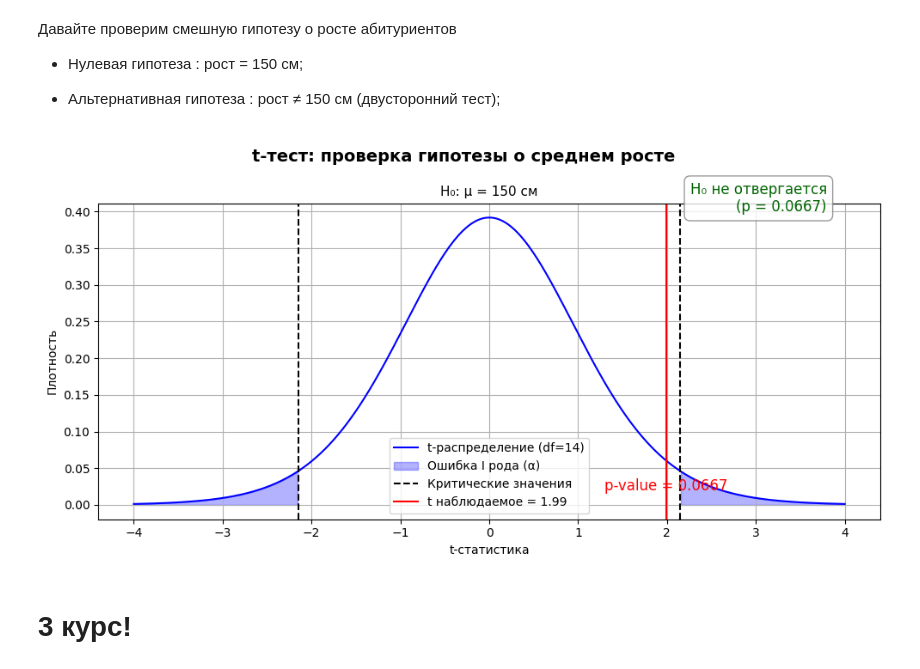
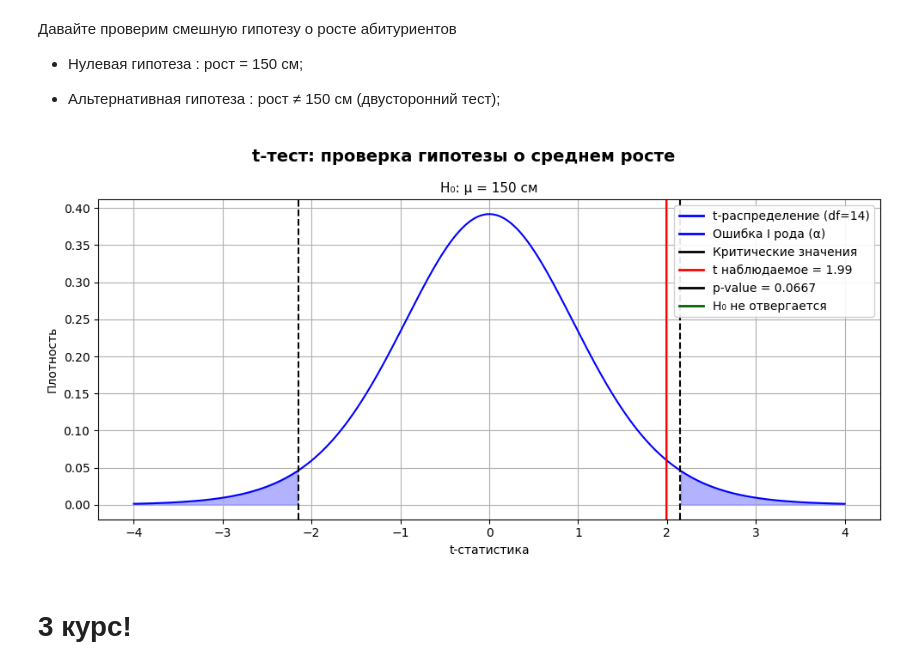
Before and after one commit to goffkiril/vsn_DOD_3_course_history, a Jupyter notebook: history_vsn.ipynb, the cells around one changed output. Cells and saved outputs as stored; diff of their text form; code cells hidden in the pictures.

```diff
--- a/history_vsn.ipynb
+++ b/history_vsn.ipynb
@@ -730,46 +730,50 @@ sample_std = np.std(sample, ddof=1)
 df = n - 1
 
 t_stat, p_value = ttest_1samp(sample, mu_0)
 reject = p_value < alpha
 decision = "H₀ отвергается" if reject else "H₀ не отвергается"
 decision_color = "crimson" if reject else "darkgreen"
 
 t_crit = t.ppf(1 - alpha/2, df)
 x = np.linspace(-4, 4, 500)
 y = t.pdf(x, df)
 
 plt.figure(figsize=(10, 5))
 plt.plot(x, y, label=f"t-распределение (df={df})", color='blue')
 
 x_alpha_left = x[x < -t_crit]
 x_alpha_right = x[x > t_crit]
 plt.fill_between(x_alpha_left, 0, t.pdf(x_alpha_left, df), color='blue', alpha=0.3)
-plt.fill_between(x_alpha_right, 0, t.pdf(x_alpha_right, df), color='blue', alpha=0.3, label="Ошибка I рода (α)")
+plt.fill_between(x_alpha_right, 0, t.pdf(x_alpha_right, df), color='blue', alpha=0.3)
 
-
-plt.axvline(-t_crit, color='black', linestyle='--', label='Критические значения')
-plt.axvline(t_crit, color='black', linestyle='--')
+plt.axvline(-t_crit, color='black', linestyle='--')
+plt.axvline(t_crit, color='black', linestyle='--', label='Критические значения')
 
 plt.axvline(t_stat, color='red', linestyle='-', label=f"t наблюдаемое = {t_stat:.2f}")
-plt.text(t_stat, 0.02, f"p-value = {p_value:.4f}", color='red', ha='center', fontsize=12)
-
 
 plt.suptitle("t-тест: проверка гипотезы о среднем росте", fontsize=14, fontweight='bold')
 plt.title(f"H₀: μ = 150 см", fontsize=11)
 
-
-plt.text(3.8, 0.4, f"{decision}\n(p = {p_value:.4f})",
-         horizontalalignment='right', fontsize=12, color=decision_color,
-         bbox=dict(boxstyle="round,pad=0.4", facecolor='white', edgecolor='gray', alpha=0.8))
-
 plt.xlabel("t-статистика")
 plt.ylabel("Плотность")
-plt.legend()
+
+legend_labels = [
+    f"t-распределение (df={df})",
+    "Ошибка I рода (α)",
+    "Критические значения",
+    f"t наблюдаемое = {t_stat:.2f}",
+    f"p-value = {p_value:.4f}",
+    decision
+]
+legend_colors = ['blue', 'blue', 'black', 'red', 'black', decision_color]
+legend_lines = [plt.Line2D([0], [0], color=c, lw=2) for c in legend_colors]
+plt.legend(legend_lines, legend_labels, loc='upper right', fontsize=10, framealpha=0.9)
+
 plt.grid(True)
 plt.tight_layout()
 plt.show()
 # %% [output]
-[figure, old version]
+[figure, new version]
 # %% [markdown]
 # 3 курс!
 # %% [markdown]
```
